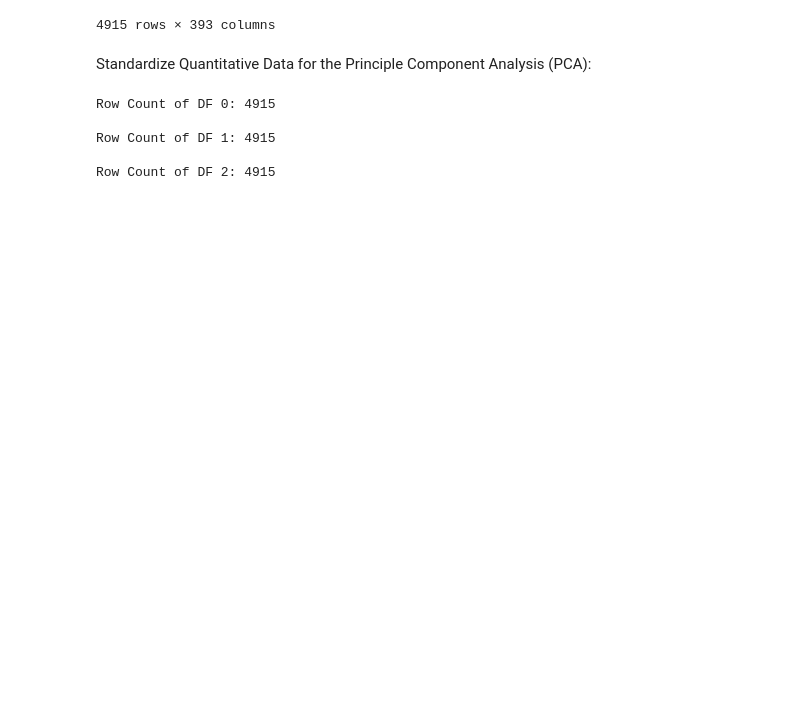
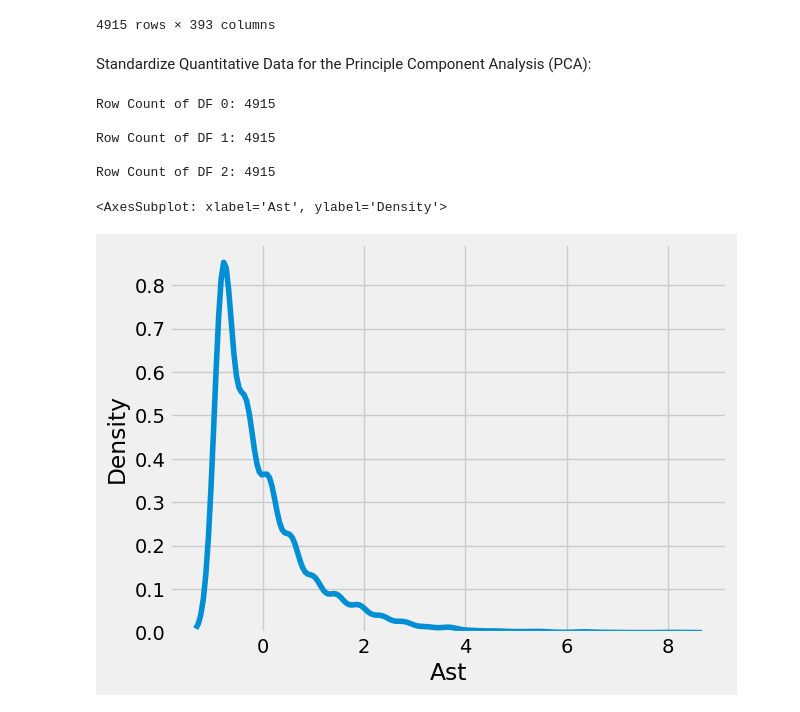
Before and after one commit to cmartins2001/player-valuation-model, a Jupyter notebook: clean_master_data_testing.ipynb, the cells around one changed output. Cells and saved outputs as stored; diff of their text form; code cells hidden in the pictures; blank space fills up the shorter version.

Commit message:
added a kde vis cell

```diff
--- a/clean_master_data_testing.ipynb
+++ b/clean_master_data_testing.ipynb
@@ -297,3 +297,9 @@ Row Count of DF 0: 4915
 Row Count of DF 1: 4915
 
 Row Count of DF 2: 4915
+# %%
+# Quick KDE cell:
+sns.kdeplot(data=final_scaled_df, x='Ast')
+# %% [output]
+<AxesSubplot: xlabel='Ast', ylabel='Density'>
+[figure, added]
```
